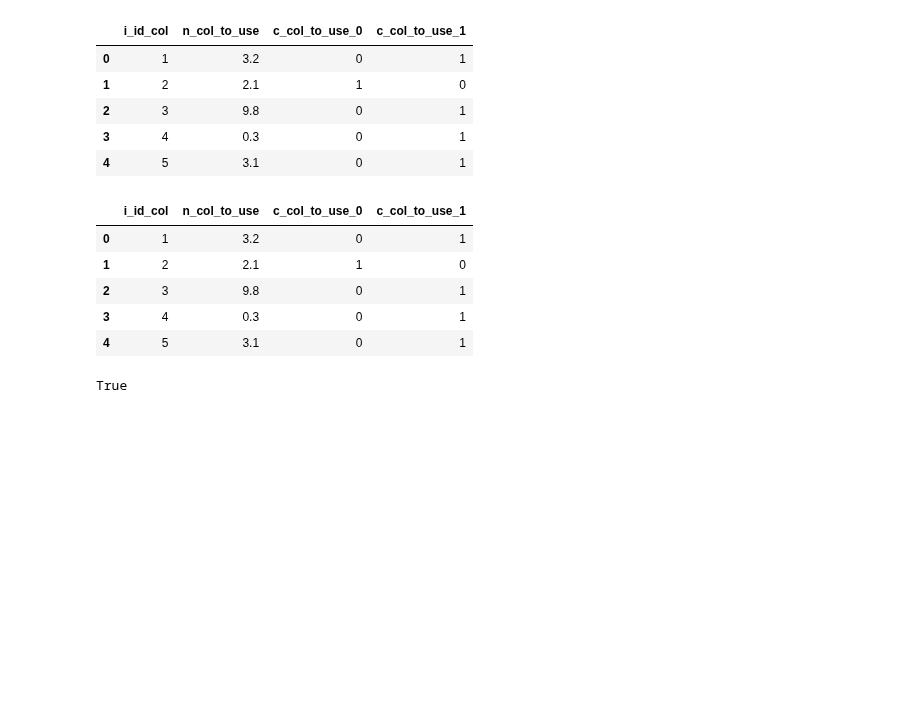
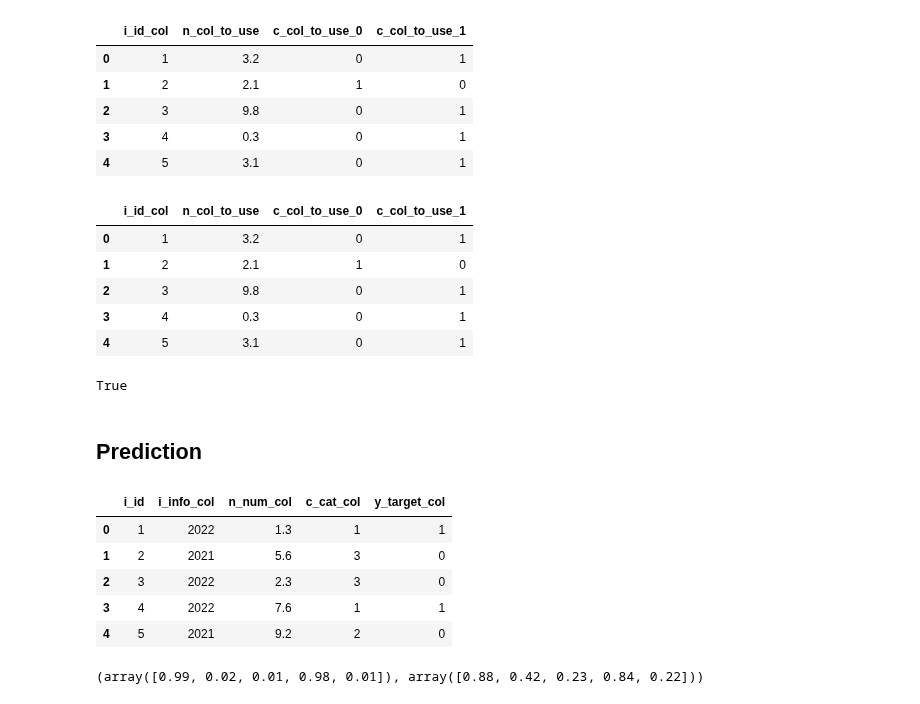
Before and after one commit to getindata/quickstart-ml-blueprints, a Jupyter notebook: ga4-mlops/notebooks/test_data_samples.ipynb, the cells around one changed output. Cells and saved outputs as stored; diff of their text form; code cells hidden in the pictures; blank space fills up the shorter version.

Commit message:
added prediction tests

```diff
--- a/ga4-mlops/notebooks/test_data_samples.ipynb
+++ b/ga4-mlops/notebooks/test_data_samples.ipynb
@@ -453,3 +453,5 @@ expected_df
 df.equals(expected_df)
 # %% [output]
 True
+# %% [markdown]
+## Prediction
@@ -455,0 +461,25 @@ True
+# %%
+abt_sample = pd.DataFrame(
+    {
+        "i_id": [1, 2, 3, 4, 5],
+        "i_info_col": ["2022", "2021", "2022", "2022", "2021"],
+        "n_num_col": [1.3, 5.6, 2.3, 7.6, 9.2],
+        "c_cat_col": [1, 3, 3, 1, 2],
+        "y_target_col": [1, 0, 0, 1, 0],
+    }
+)
+raw_scores_sample = np.array([0.99, 0.02, 0.01, 0.98, 0.01])
+calibrated_scores_sample = np.array([0.88, 0.42, 0.23, 0.84, 0.22])
+# %%
+abt_sample
+# %% [output]
+|  | i_id | i_info_col | n_num_col | c_cat_col | y_target_col |
+| 0 | 1 | 2022 | 1.3 | 1 | 1 |
+| 1 | 2 | 2021 | 5.6 | 3 | 0 |
+| 2 | 3 | 2022 | 2.3 | 3 | 0 |
+| 3 | 4 | 2022 | 7.6 | 1 | 1 |
+| 4 | 5 | 2021 | 9.2 | 2 | 0 |
+# %%
+raw_scores_sample, calibrated_scores_sample
+# %% [output]
+(array([0.99, 0.02, 0.01, 0.98, 0.01]), array([0.88, 0.42, 0.23, 0.84, 0.22]))
```
Also changed, not shown: parts of 7 cells of this notebook, 2 other files.
